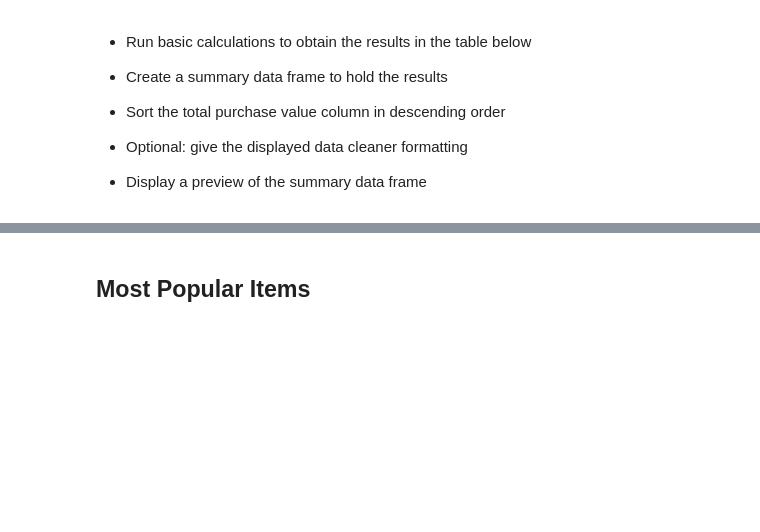
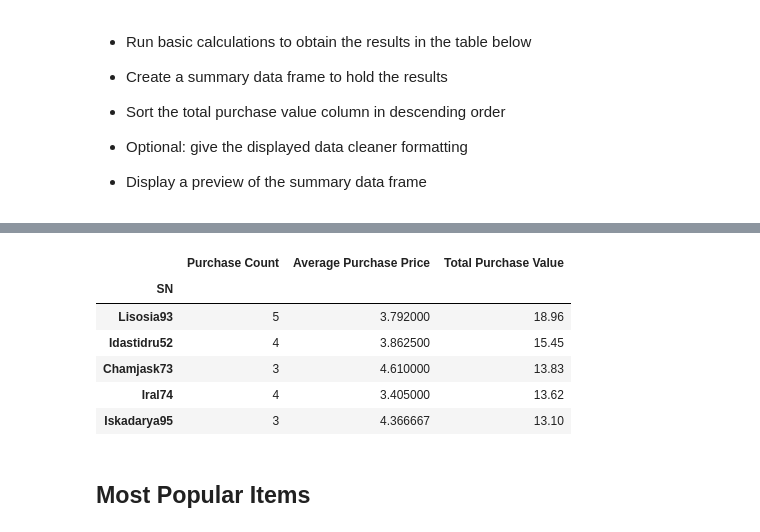
Before and after one commit to agp250/Pandas-Challenge, a Jupyter notebook: HeroesOfPymoli_starter.ipynb, the cells around one changed output, grey strips where cells are left out. Cells and saved outputs as stored; diff of their text form; code cells hidden in the pictures; blank space fills up the shorter version.

```diff
--- a/HeroesOfPymoli_starter.ipynb
+++ b/HeroesOfPymoli_starter.ipynb
@@ -241,3 +292,29 @@ df_avg_purchase_total
+# %%
+#Separate data for purchase count, average purchase price, and total purchase value by players
+top_spender_df = pd.DataFrame(purchase_data[['SN', 'Price', 'Item Name']])
+#Find top players
+VIP_group = top_spender_df.groupby('SN')
+#Get the total number of purchases by player
+money_spent = VIP_group['Item Name'].count()
+#Calculate the total purchace price
+total_spent_pp = VIP_group['Price'].sum()
+#find the average purchase price per player
+avg_amount_spent = VIP_group['Price'].mean()
+#Create the summary table from the data obtained
+Spenders_summary = pd.DataFrame({'Purchase Count':money_spent,
+                                'Average Purchase Price':avg_amount_spent,
+                                'Total Purchase Value':total_spent_pp,})
+#Sort the total purchase value column in descending order
+Spenders_summary = Spenders_summary.sort_values(['Total Purchase Value'], ascending=False).head()
+Spenders_summary
+# %% [output]
+|  | Purchase Count | Average Purchase Price | Total Purchase Value |
+| SN |  |  |  |
+| Lisosia93 | 5 | 3.792000 | 18.96 |
+| Idastidru52 | 4 | 3.862500 | 15.45 |
+| Chamjask73 | 3 | 4.610000 | 13.83 |
+| Iral74 | 4 | 3.405000 | 13.62 |
+| Iskadarya95 | 3 | 4.366667 | 13.10 |
 # %% [markdown]
 ## Most Popular Items
 # %% [markdown]
```
Also changed, not shown: parts of 9 cells of this notebook.
